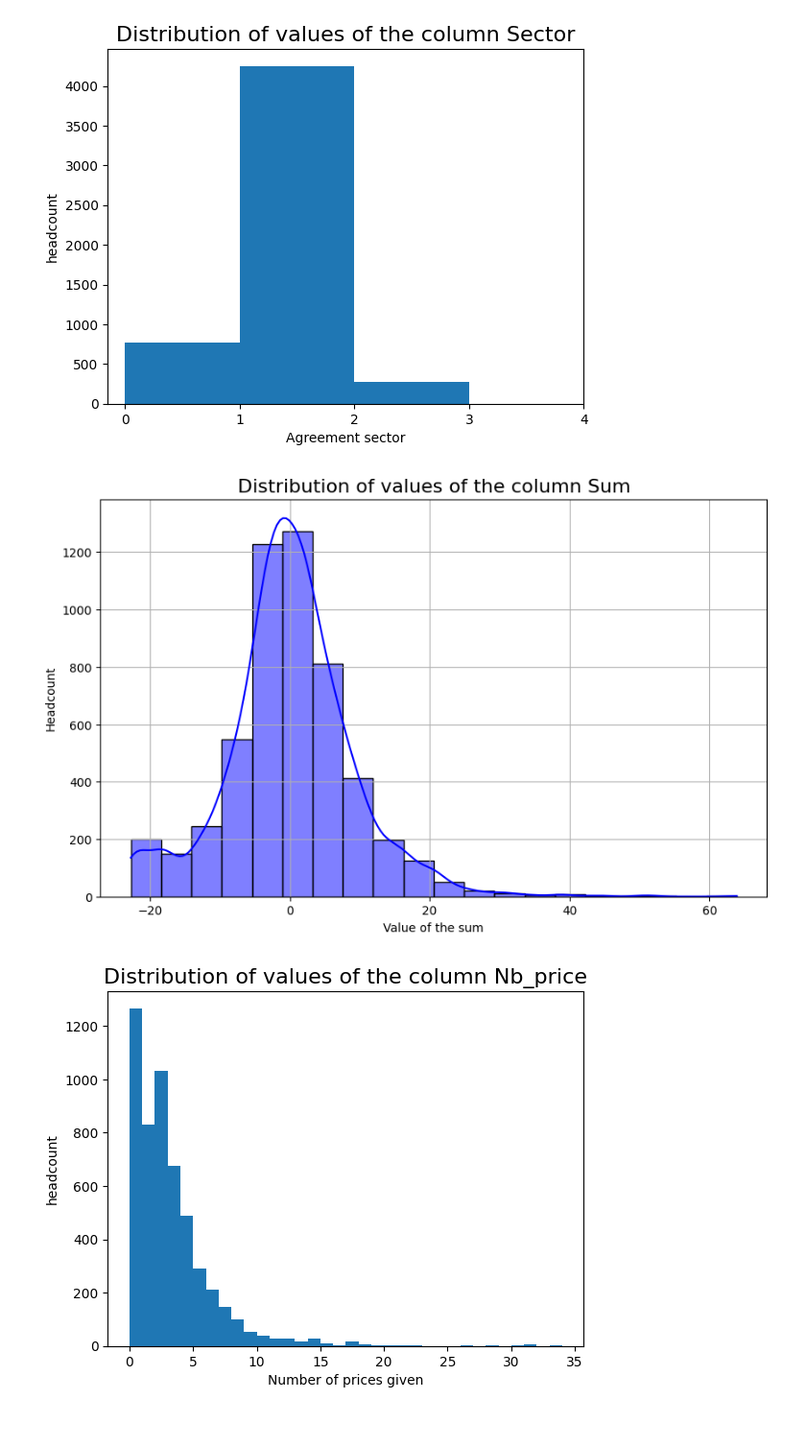
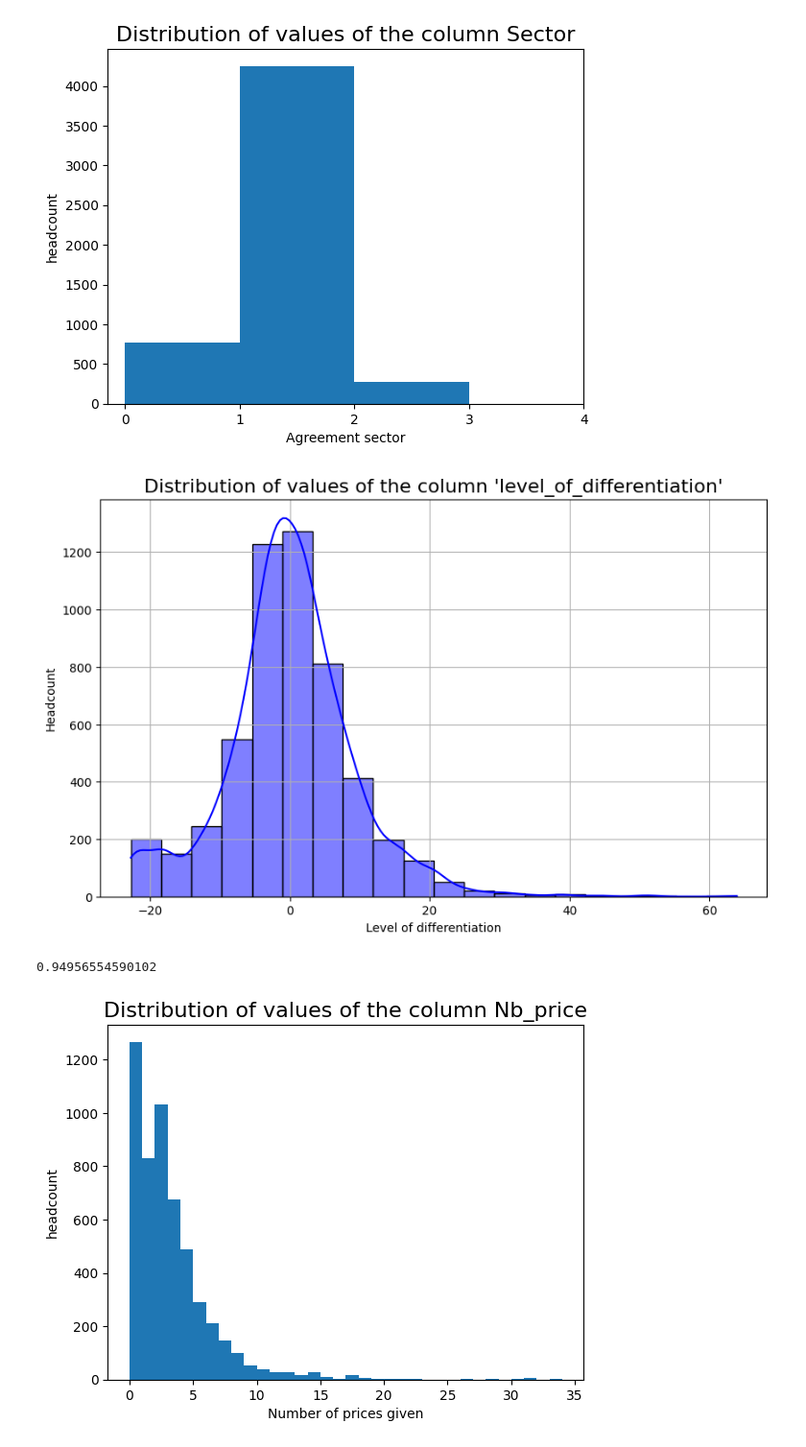
Before and after one commit to JulieBoyer/Econometrics, a Jupyter notebook: pre-treatment.ipynb, the cells around one changed output. Shown at 96% size. Drawn from its saved outputs; the diff is of its cells as text; code cells hidden in the pictures.

```diff
--- a/pre-treatment.ipynb
+++ b/pre-treatment.ipynb
@@ -421,17 +421,21 @@ plt.savefig('sector')
 # %%
 plt.figure(figsize=(10, 6))
 sns.histplot(dataFF_red_norm_gauss['sum'], kde=True, bins=20, color='blue')
 
-plt.title(f"Distribution of values of the column {'Sum'}", fontsize=16)
-plt.xlabel('Value of the sum')
+plt.title(f"Distribution of values of the column 'level_of_differentiation'", fontsize=16)
+plt.xlabel('Level of differentiation')
 plt.ylabel("Headcount")
 plt.grid(True)
 
 plt.savefig('sum')
 
 plt.show()
 # %% [output]
-[figure, old version]
+[figure, new version]
+# %%
+dataFF_red_norm_gauss[(dataFF_red_norm_gauss['sum']<=20)&(dataFF_red_norm_gauss['sum']>=-20)].shape[0]/dataFF_red_norm_gauss.shape[0]
+# %% [output]
+0.94956554590102
 # %%
 plt.hist(dataFF['Nb_price'], bins=[f for f in range(35)])
 plt.title(f"Distribution of values of the column {'Nb_price'}", fontsize=16)
```
Also changed, not shown: parts of 2 cells of this notebook, 2 other files.
